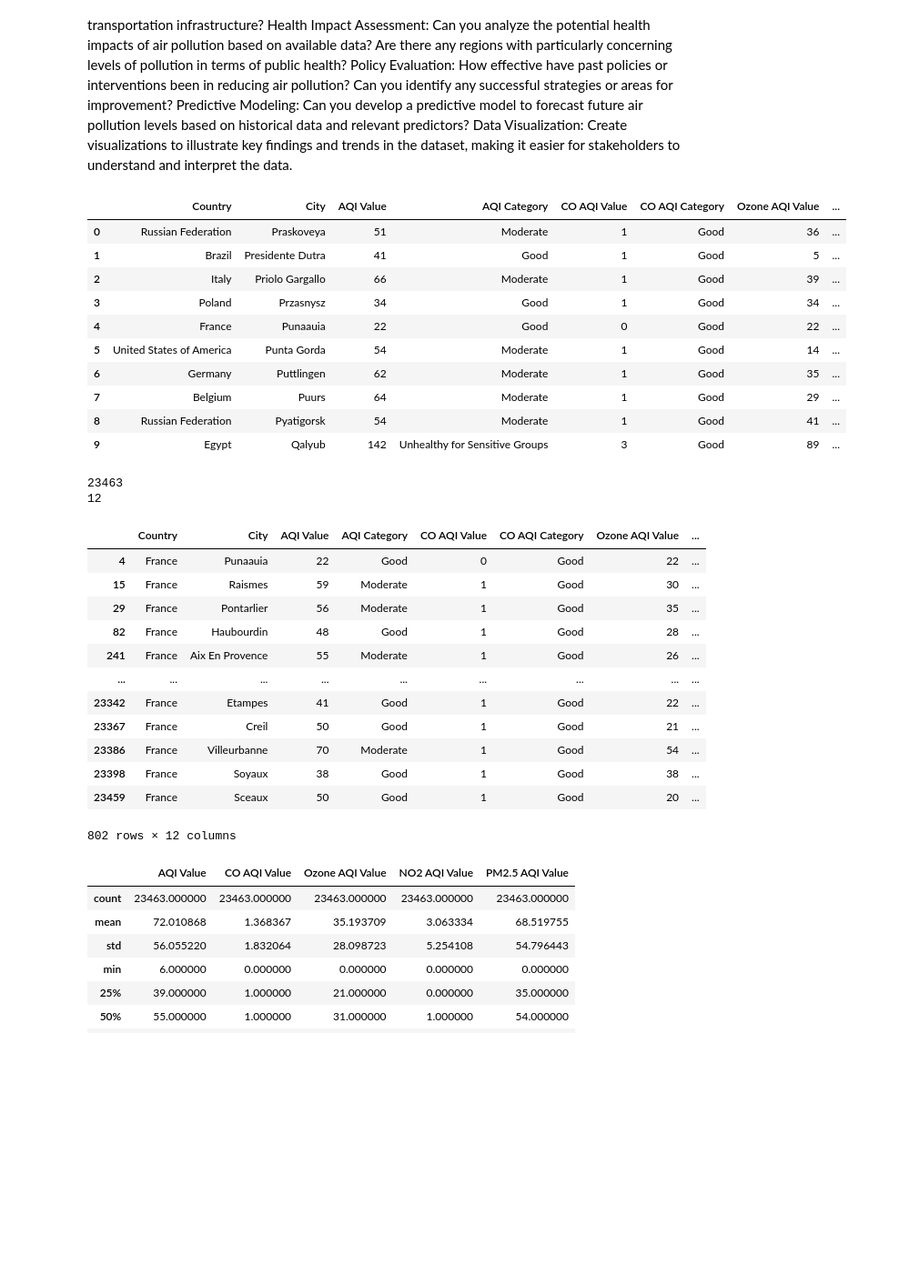
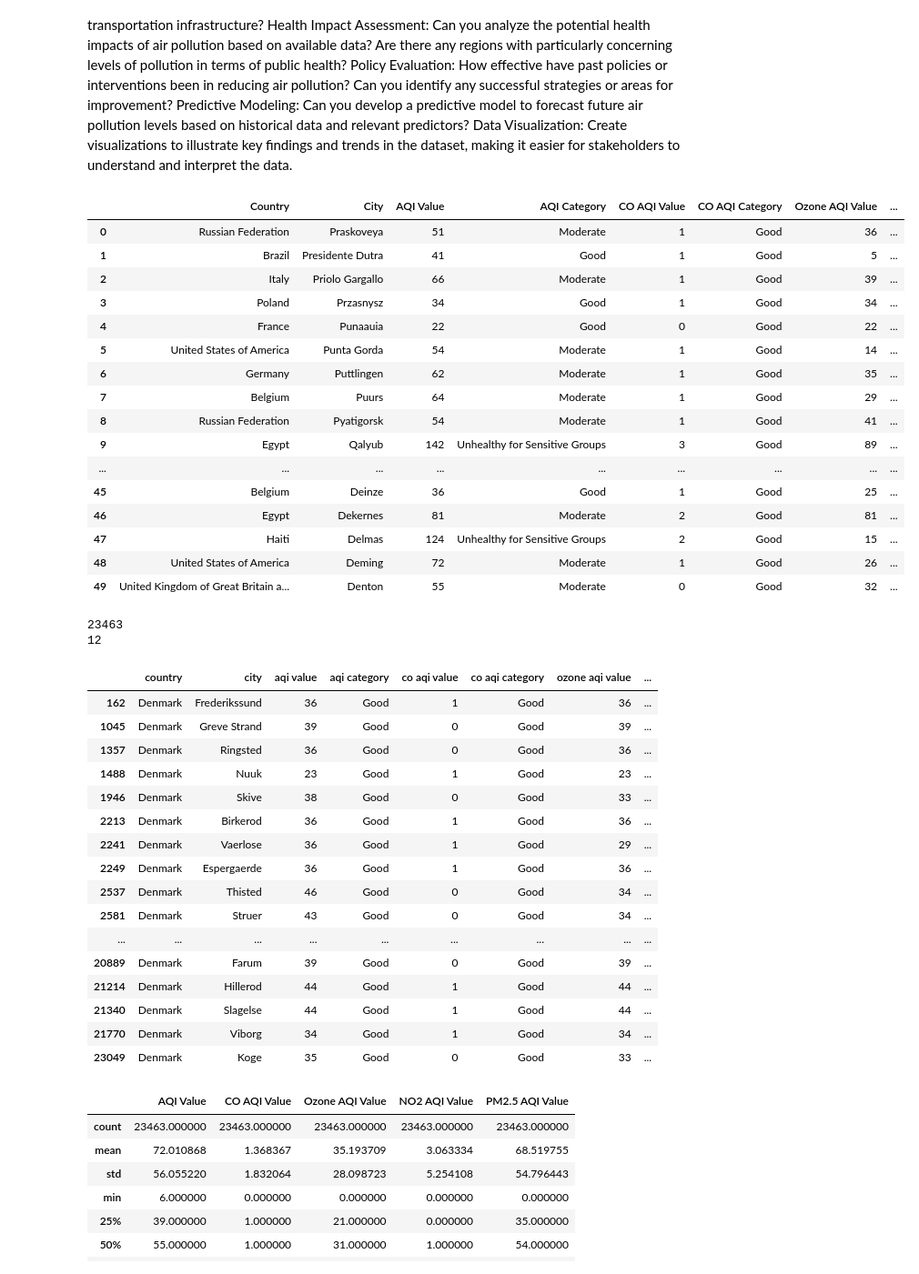
Before and after one commit to fnasiri1990/PROJECT_DA_REDI, a Jupyter notebook: project.ipynb, the cells around one changed output. Shown: that part at 91% size. Saved outputs shown, nothing was run; the diff lists cells and outputs as text; code cells hidden in the pictures; blank space fills up the shorter version.

```diff
--- a/project.ipynb
+++ b/project.ipynb
@@ -23,41 +23,52 @@ Create visualizations to illustrate key findings and trends in the dataset, maki
 # %%
 import pandas as pd
 global_pollution_df=pd.read_csv("/home/eli/ReDI/excersice/data/global air pollution dataset.csv")
-global_pollution_df.head(10)
+global_pollution_df.head(50)
 # %% [output]
 |  | Country | City | AQI Value | AQI Category | CO AQI Value | CO AQI Category | Ozone AQI Value | ... |
 | 0 | Russian Federation | Praskoveya | 51 | Moderate | 1 | Good | 36 | ... |
 | 1 | Brazil | Presidente Dutra | 41 | Good | 1 | Good | 5 | ... |
 | 2 | Italy | Priolo Gargallo | 66 | Moderate | 1 | Good | 39 | ... |
 | 3 | Poland | Przasnysz | 34 | Good | 1 | Good | 34 | ... |
 | 4 | France | Punaauia | 22 | Good | 0 | Good | 22 | ... |
 | 5 | United States of America | Punta Gorda | 54 | Moderate | 1 | Good | 14 | ... |
 | 6 | Germany | Puttlingen | 62 | Moderate | 1 | Good | 35 | ... |
 | 7 | Belgium | Puurs | 64 | Moderate | 1 | Good | 29 | ... |
 | 8 | Russian Federation | Pyatigorsk | 54 | Moderate | 1 | Good | 41 | ... |
 | 9 | Egypt | Qalyub | 142 | Unhealthy for Sensitive Groups | 3 | Good | 89 | ... |
+| ... | ... | ... | ... | ... | ... | ... | ... | ... |
+| 45 | Belgium | Deinze | 36 | Good | 1 | Good | 25 | ... |
+| 46 | Egypt | Dekernes | 81 | Moderate | 2 | Good | 81 | ... |
+| 47 | Haiti | Delmas | 124 | Unhealthy for Sensitive Groups | 2 | Good | 15 | ... |
+| 48 | United States of America | Deming | 72 | Moderate | 1 | Good | 26 | ... |
+| 49 | United Kingdom of Great Britain a... | Denton | 55 | Moderate | 0 | Good | 32 | ... |
 # %%
 print(global_pollution_df.shape[0])
 print(global_pollution_df.shape[1])
 # %% [output]
 23463
 12
-# %%
-global_pollution_df[global_pollution_df['Country'] == 'France']
-# %% [output]
-|  | Country | City | AQI Value | AQI Category | CO AQI Value | CO AQI Category | Ozone AQI Value | ... |
-| 4 | France | Punaauia | 22 | Good | 0 | Good | 22 | ... |
-| 15 | France | Raismes | 59 | Moderate | 1 | Good | 30 | ... |
-| 29 | France | Pontarlier | 56 | Moderate | 1 | Good | 35 | ... |
-| 82 | France | Haubourdin | 48 | Good | 1 | Good | 28 | ... |
-| 241 | France | Aix En Provence | 55 | Moderate | 1 | Good | 26 | ... |
-| ... | ... | ... | ... | ... | ... | ... | ... | ... |
-| 23342 | France | Etampes | 41 | Good | 1 | Good | 22 | ... |
-| 23367 | France | Creil | 50 | Good | 1 | Good | 21 | ... |
-| 23386 | France | Villeurbanne | 70 | Moderate | 1 | Good | 54 | ... |
-| 23398 | France | Soyaux | 38 | Good | 1 | Good | 38 | ... |
-| 23459 | France | Sceaux | 50 | Good | 1 | Good | 20 | ... |
-802 rows × 12 columns
+# %%
+global_pollution_df.columns = map(str.lower, global_pollution_df.columns)
+global_pollution_df.head(50)
+# %% [output]
+|  | country | city | aqi value | aqi category | co aqi value | co aqi category | ozone aqi value | ... |
+| 162 | Denmark | Frederikssund | 36 | Good | 1 | Good | 36 | ... |
+| 1045 | Denmark | Greve Strand | 39 | Good | 0 | Good | 39 | ... |
+| 1357 | Denmark | Ringsted | 36 | Good | 0 | Good | 36 | ... |
+| 1488 | Denmark | Nuuk | 23 | Good | 1 | Good | 23 | ... |
+| 1946 | Denmark | Skive | 38 | Good | 0 | Good | 33 | ... |
+| 2213 | Denmark | Birkerod | 36 | Good | 1 | Good | 36 | ... |
+| 2241 | Denmark | Vaerlose | 36 | Good | 1 | Good | 29 | ... |
+| 2249 | Denmark | Espergaerde | 36 | Good | 1 | Good | 36 | ... |
+| 2537 | Denmark | Thisted | 46 | Good | 0 | Good | 34 | ... |
+| 2581 | Denmark | Struer | 43 | Good | 0 | Good | 34 | ... |
+| ... | ... | ... | ... | ... | ... | ... | ... | ... |
+| 20889 | Denmark | Farum | 39 | Good | 0 | Good | 39 | ... |
+| 21214 | Denmark | Hillerod | 44 | Good | 1 | Good | 44 | ... |
+| 21340 | Denmark | Slagelse | 44 | Good | 1 | Good | 44 | ... |
+| 21770 | Denmark | Viborg | 34 | Good | 1 | Good | 34 | ... |
+| 23049 | Denmark | Koge | 35 | Good | 0 | Good | 33 | ... |
 # %%
 global_pollution_df.describe()
 # %% [output]
```
Also changed, not shown: parts of 12 cells of this notebook.
